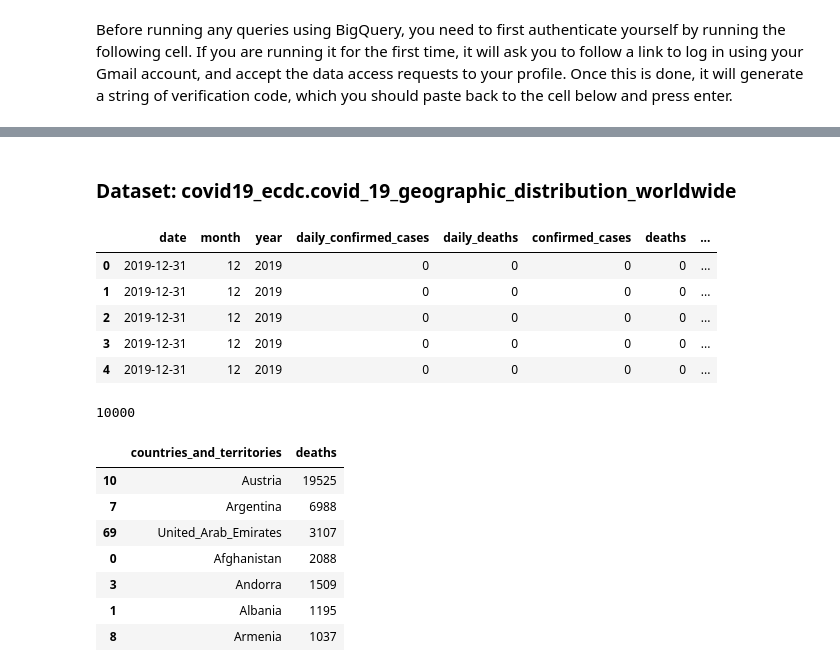
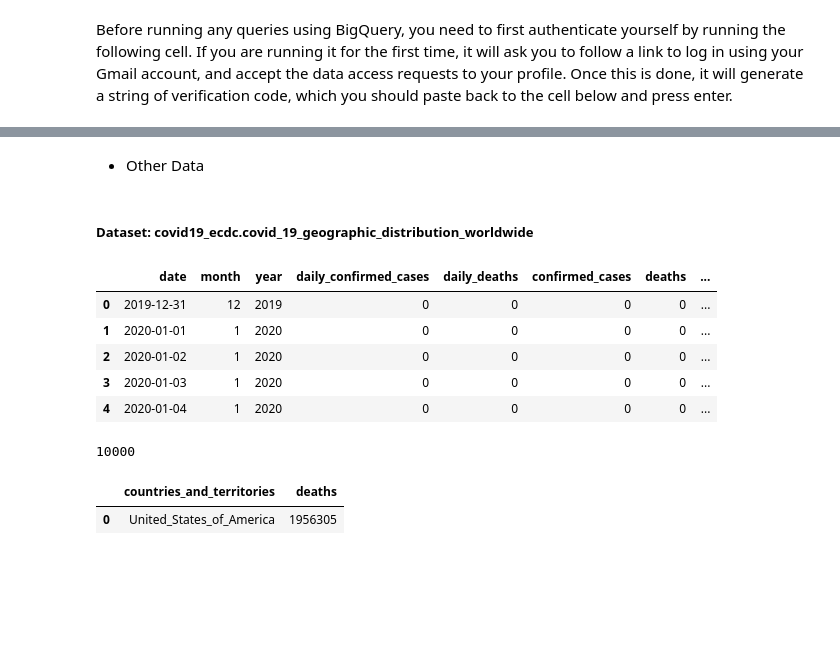
Before and after one commit to Adamantia/covid19-mit-teamd004, a Jupyter notebook: Covid19_Datathon_Team_d004.ipynb, the cells around one changed output, grey strips where cells are left out. Cells and saved outputs as stored; diff of their text form; code cells hidden in the pictures; blank space fills up the shorter version.

Commit message:
Collab notebook including ma county level data

```diff
--- a/Covid19_Datathon_Team_d004.ipynb
+++ b/Covid19_Datathon_Team_d004.ipynb
@@ -150,14 +276,16 @@ def run_query(query):
+# %% [markdown]
+* Other Data
 # %% [markdown]
-### Dataset: covid19_ecdc.covid_19_geographic_distribution_worldwide
+##### Dataset: covid19_ecdc.covid_19_geographic_distribution_worldwide
 # %%
-df_ecdc_world = run_query('''
-SELECT  date, month, year, daily_confirmed_cases, daily_deaths, confirmed_cases, deaths, countries_and_territories, geo_id, pop_data_2018 FROM `bigquery-public-data.covid19_ecdc.covid_19_geographic_distribution_worldwide` LIMIT 1000 ''')
-df_ecdc_world.head()
+df_ecdc_usa = run_query('''
+SELECT  date, month, year, daily_confirmed_cases, daily_deaths, confirmed_cases, deaths, countries_and_territories, geo_id, pop_data_2018 FROM `bigquery-public-data.covid19_ecdc.covid_19_geographic_distribution_worldwide` WHERE geo_id ='US' LIMIT 1000 ''')
+df_ecdc_usa.head()
 # %% [output]
 |  | date | month | year | daily_confirmed_cases | daily_deaths | confirmed_cases | deaths | ... |
 | 0 | 2019-12-31 | 12 | 2019 | 0 | 0 | 0 | 0 | ... |
-| 1 | 2019-12-31 | 12 | 2019 | 0 | 0 | 0 | 0 | ... |
-| 2 | 2019-12-31 | 12 | 2019 | 0 | 0 | 0 | 0 | ... |
-| 3 | 2019-12-31 | 12 | 2019 | 0 | 0 | 0 | 0 | ... |
-| 4 | 2019-12-31 | 12 | 2019 | 0 | 0 | 0 | 0 | ... |
+| 1 | 2020-01-01 | 1 | 2020 | 0 | 0 | 0 | 0 | ... |
+| 2 | 2020-01-02 | 1 | 2020 | 0 | 0 | 0 | 0 | ... |
+| 3 | 2020-01-03 | 1 | 2020 | 0 | 0 | 0 | 0 | ... |
+| 4 | 2020-01-04 | 1 | 2020 | 0 | 0 | 0 | 0 | ... |
 # %%
@@ -165,15 +293,9 @@ df_ecdc_world.size
 # %% [output]
 10000
 # %%
-sort_df = df_ecdc_world.groupby(['countries_and_territories'], as_index=False)['deaths'].sum()
-df_new = sort_df[(sort_df['deaths'] != 0) & (sort_df['deaths'] > 1000)]
-df_new.sort_values('deaths', ascending=False)
+sort_df = df_ecdc_usa.groupby(['countries_and_territories'], as_index=False)['deaths'].sum()
+# df_new = sort_df[(sort_df['deaths'] != 0) & (sort_df['deaths'] > 1000)]
+sort_df.sort_values('deaths', ascending=False)
 # %% [output]
 |  | countries_and_territories | deaths |
-| 10 | Austria | 19525 |
-| 7 | Argentina | 6988 |
-| 69 | United_Arab_Emirates | 3107 |
-| 0 | Afghanistan | 2088 |
-| 3 | Andorra | 1509 |
-| 1 | Albania | 1195 |
-| 8 | Armenia | 1037 |
+| 0 | United_States_of_America | 1956305 |
```
Also changed, not shown: parts of 36 cells of this notebook.
